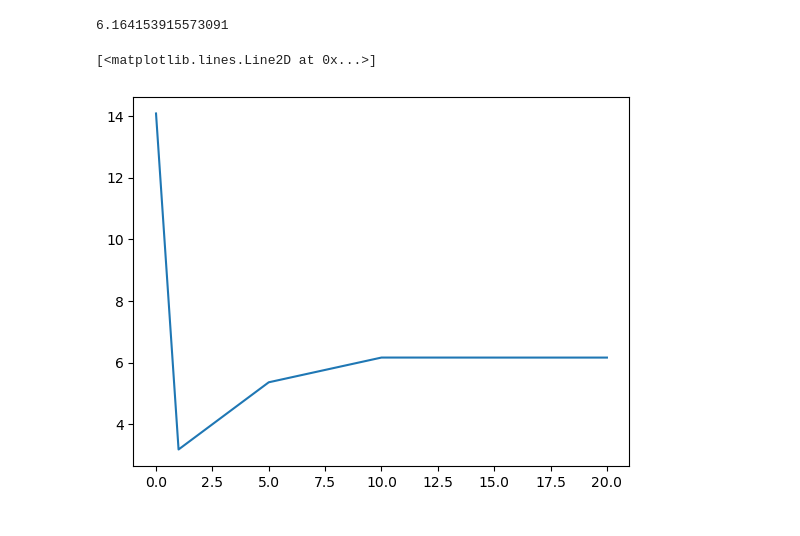
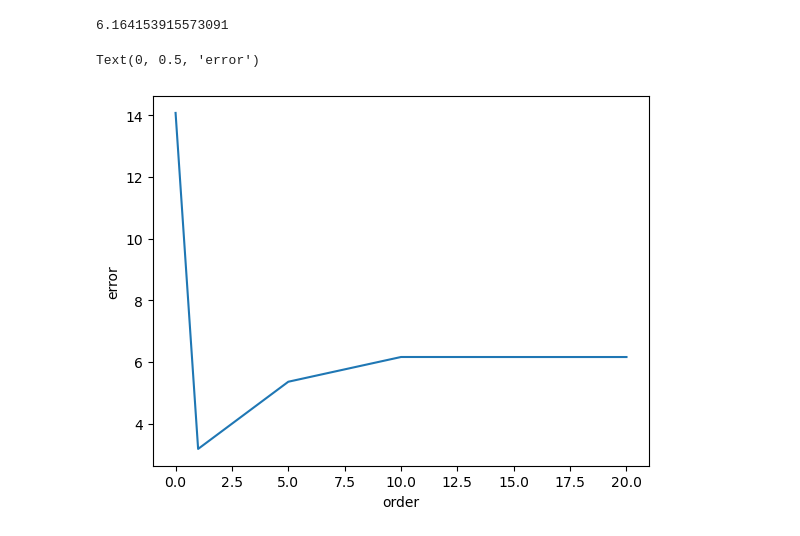
Before and after one commit to NiklasSchaaf/UQ_2023, a Jupyter notebook: homework_4/hw_nik.ipynb, the cells around one changed output. Drawn from its saved outputs; the diff is of its cells as text; code cells hidden in the pictures.

```diff
--- a/homework_4/hw_nik.ipynb
+++ b/homework_4/hw_nik.ipynb
@@ -100,7 +100,7 @@ def inner_her(z, order):
 
 def get_coefficents(max_order, dims=2):
     """
-    Calculate pairs of Legendre and Hermite polynomials and their coefficients.
+    Calculate coefficients for the pairs of Legendre and Hermite polynomials.
 
     Args:
         max_order (int): The maximum order for Legendre and Hermite polynomials.
@@ -212,6 +213,8 @@ for order in orders:
     errors.append(np.sum(wE))
 # %%
 plt.plot(orders, errors)
+plt.xlabel("order")
+plt.ylabel("error")
 # %% [output]
-[<matplotlib.lines.Line2D at 0x...>]
+Text(0, 0.5, 'error')
-[figure, old version]
+[figure, new version]
```
Also changed, not shown: parts of 1 cell of this notebook.
